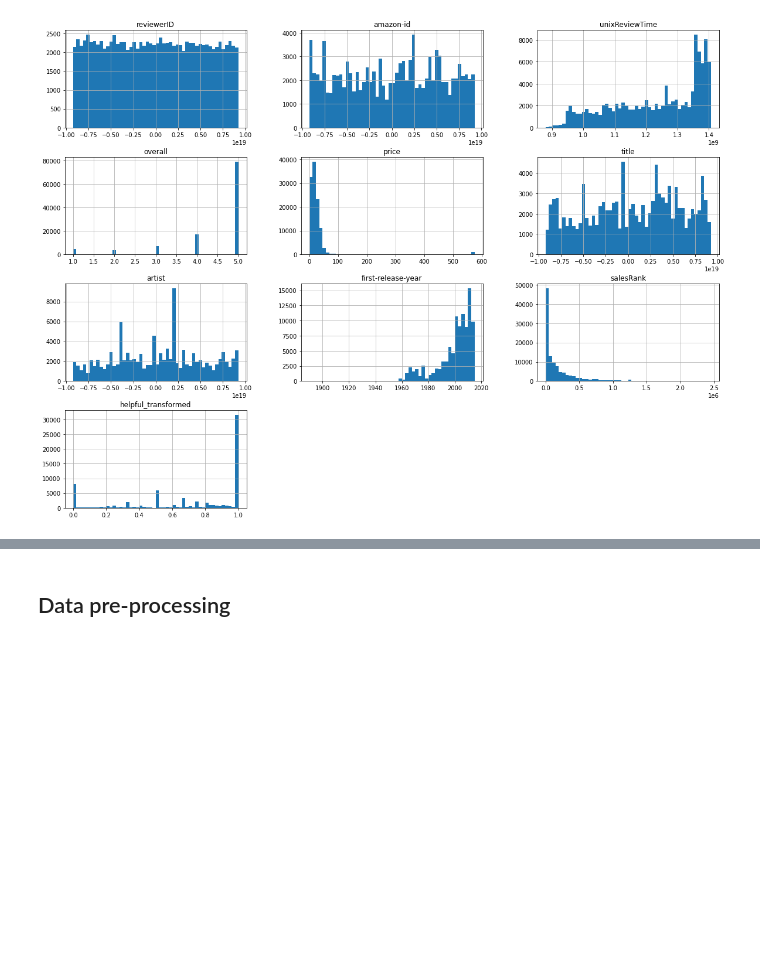
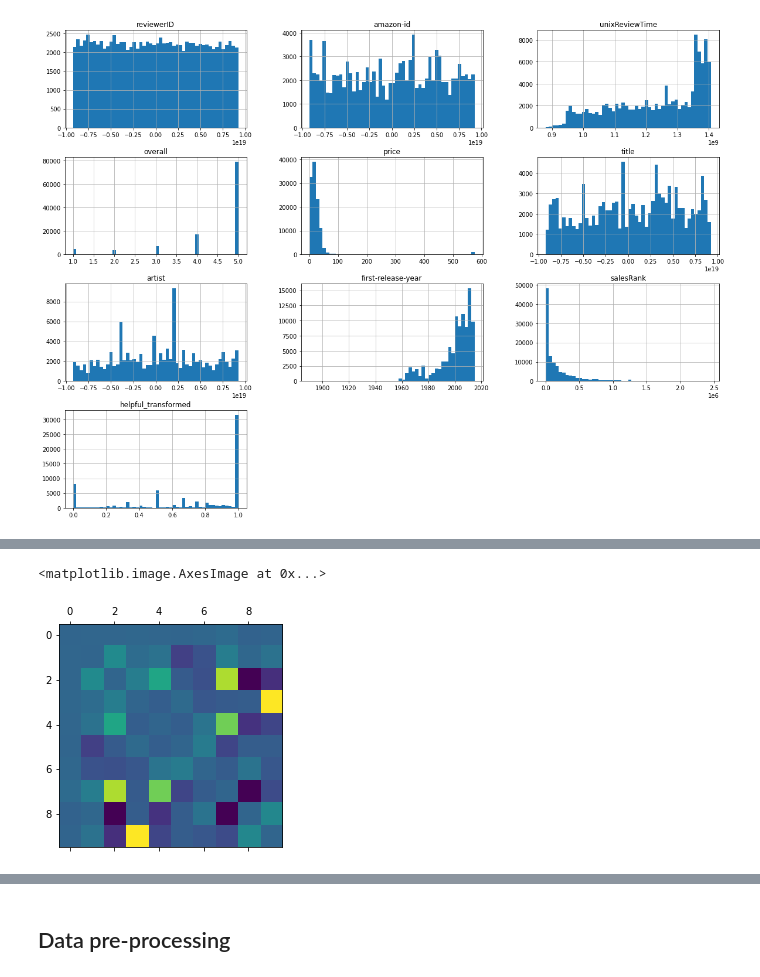
Before and after one commit to charliecarver/cosc247, a Jupyter notebook: testing/mingi/mingi.ipynb, the cells around one changed output, grey strips where cells are left out. Saved outputs shown, nothing was run; the diff lists cells and outputs as text; code cells hidden in the pictures; blank space fills up the shorter version.

```diff
--- a/testing/mingi/mingi.ipynb
+++ b/testing/mingi/mingi.ipynb
@@ -141,0 +151,13 @@ Name: overall, dtype: float64
+# %%
+# by replacing diagonal values as 0, we visualized correlation matrix again to see the relationship.
+# it is noted that column 3 (overall rating) is a bit correlated to row 9 (helpful transformed)
+corr_matrix_for_color = copy.deepcopy(corr_matrix.to_numpy())
+np.fill_diagonal(corr_matrix_for_color, 0)
+plt.matshow(corr_matrix_for_color)
+
+
+## note:
+# it seems that column 2 (unixReviewtime) is correlated to some feature like first realease year.
+# %% [output]
+<matplotlib.image.AxesImage at 0x...>
+[figure, added]
```
Also changed, not shown: parts of 12 cells of this notebook.
